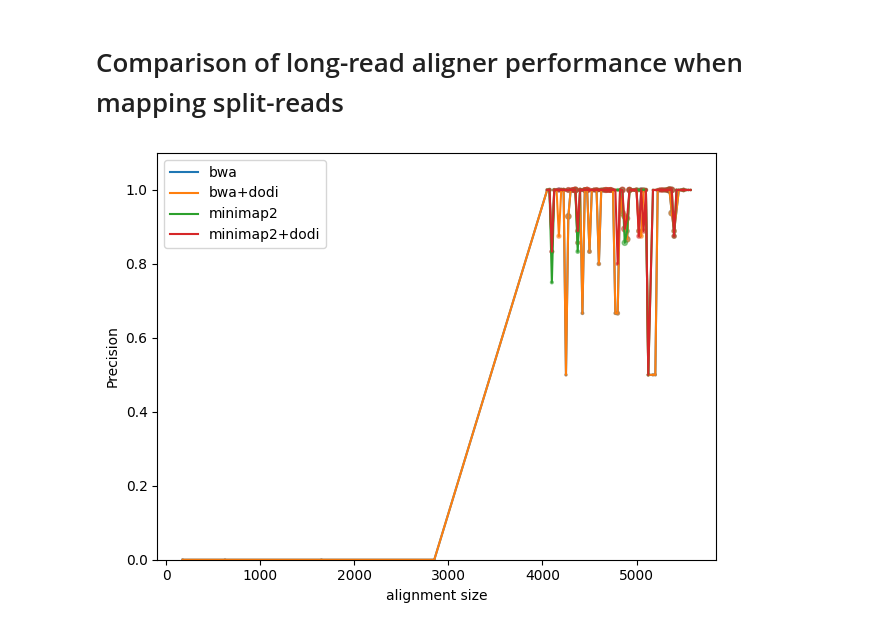
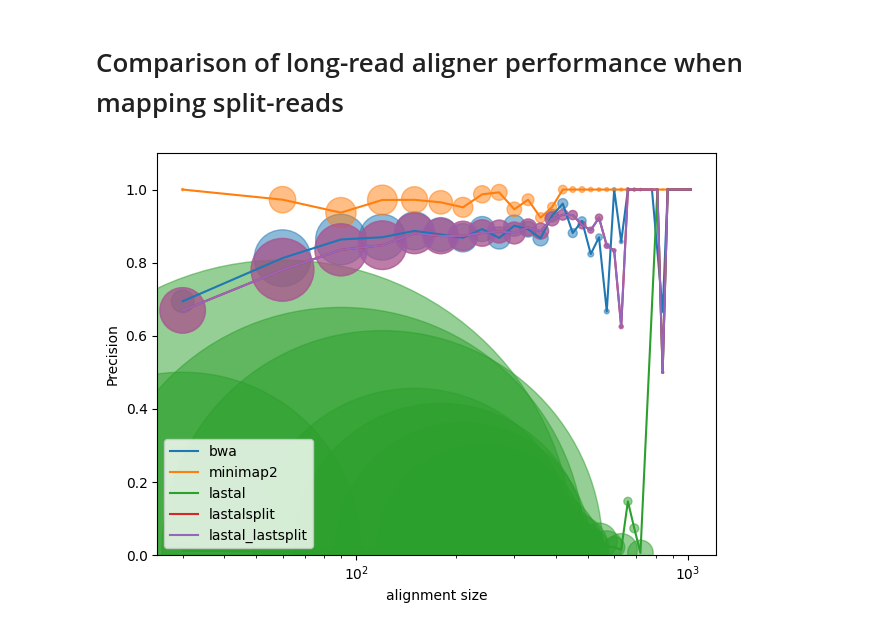
Before and after one commit to vandamiklos/SplitSim, a Jupyter notebook: compare_aligners.ipynb, the cells around one changed output. Cells and saved outputs as stored; diff of their text form; code cells hidden in the pictures.

```diff
--- a/compare_aligners.ipynb
+++ b/compare_aligners.ipynb
@@ -4,56 +4,47 @@ import matplotlib.pyplot as plt
 # %% [markdown]
 # Comparison of long-read aligner performance when mapping split-reads
 # %%
-path=''
+path='/home/vanda/Documents/split_reads2/short'
 bwa = pd.read_csv(f"{path}/bwa.mappings_labelled.csv", sep = '\t')
-bwa_dodi = pd.read_csv(f"{path}/bwa_dodi.mappings_labelled.csv", sep = '\t')
+#bwa_dodi = pd.read_csv(f"{path}/bwa_dodi.mappings_labelled.csv", sep = '\t')
 minimap2 = pd.read_csv(f"{path}/minimap2.mappings_labelled.csv", sep = '\t')
-minimap2_dodi = pd.read_csv(f"{path}/minimap2_dodi.mappings_labelled.csv", sep = '\t')
-#last = pd.read_csv(f"{path}/lastal_lastsplit.mappings_labelled.csv", sep = '\t')
+#minimap2_dodi = pd.read_csv(f"{path}/minimap2_dodi.mappings_labelled.csv", sep = '\t')
+lastal = pd.read_csv(f"{path}/lastal.mappings_labelled.csv", sep = '\t')
+lastalsplit = pd.read_csv(f"{path}/lastalsplit.mappings_labelled.csv", sep = '\t')
+lastal_lastsplit = pd.read_csv(f"{path}/lastal_lastsplit.mappings_labelled.csv", sep = '\t')
 #last_dodi = pd.read_csv(f"{path}/lastal_dodi.mappings_labelled.csv", sep = '\t')
 #ngmlr=pd.read_csv(f"{path}/ngmlr.mappings_labelled.csv", sep = '\t')
+# vacmap=pd.read_csv(f"{path}/vacmap.mappings_labelled.csv", sep = '\t')
 # %%
-def create_bins(df, base):
+data = {'bwa':bwa, 'minimap2':minimap2, 'lastal':lastal, 'lastalsplit':lastalsplit, 'lastal_lastsplit':lastal_lastsplit}
+
+for name, df in data.items():
     bins = []
-    b=base
+    base = 30
     for i in df['aln_size']:
         bins.append(base * round(i/base))
-    df = df.assign(bins=bins)
-    return df
+    data[name] = df.assign(bins=bins)
 # %%
-def precision_ins_size(df):
+for name, df in data.items():
     bin_precision = []
     bin_id = []
     s = []
     for bid, b in df.groupby('bins'):
         s.append(len(b))
         bin_precision.append(b['tp'].sum() / (b['tp'].sum() + b['fp'].sum()))
         bin_id.append(bid)
-    return bin_precision, bin_id, s
+
+    plt.plot(bin_id, bin_precision, label=name)
+    plt.scatter(bin_id, bin_precision, s=s, alpha=0.5)
+
+plt.legend()
+plt.xscale("log")
+plt.xlabel('alignment size')
+plt.ylabel('Precision')
+plt.ylim(0, 1.1)
+plt.tight_layout()
+#plt.savefig(path + '/size_vs_precision.pdf')
+plt.show()
+# %% [output]
+[figure, added]
-# %%
-bwa = create_bins(bwa, 25)
-bwa_dodi = create_bins(bwa_dodi, 25)
-minimap2 = create_bins(minimap2, 25)
-minimap2_dodi = create_bins(minimap2_dodi, 25)
-#last = create_bins(last, 25)
-#last_dodi = create_bins(last_dodi, 25)
-#ngmlr = create_bins(ngmlr, 25)
-
-bin_precision_bwa , bin_id_bwa , s_bwa = precision_ins_size(bwa)
-
-
-
-plt.plot(bin_id_bwa, bin_precision_bwa, label='bwa')
-
-plt.scatter(bin_id_bwa, bin_precision_bwa, s=s_bwa, alpha=0.5)
-
-plt.legend()
-plt.xlabel('alignment size')
-plt.ylabel('Precision')
-plt.ylim(0, 1.1)
-plt.tight_layout()
-#plt.savefig(path + '/size_vs_precision.pdf')
-plt.show()
-# %% [output]
-[figure, removed]
 # %%
```
Also changed, not shown: parts of 10 cells of this notebook, 3 other files.
